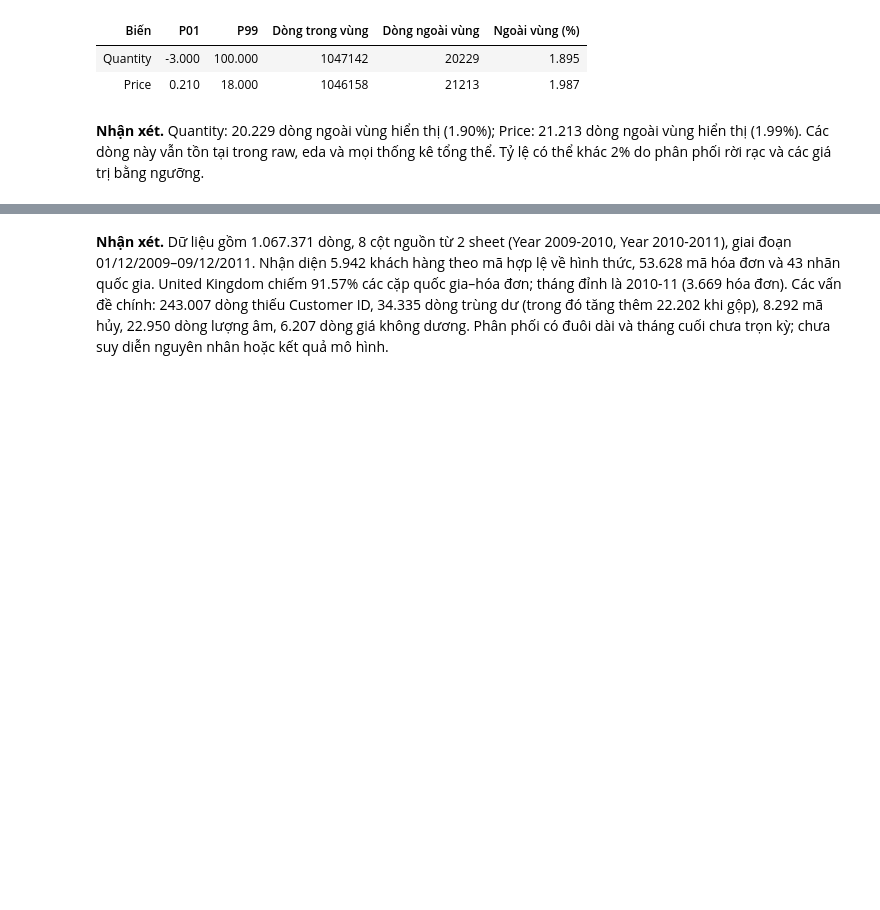
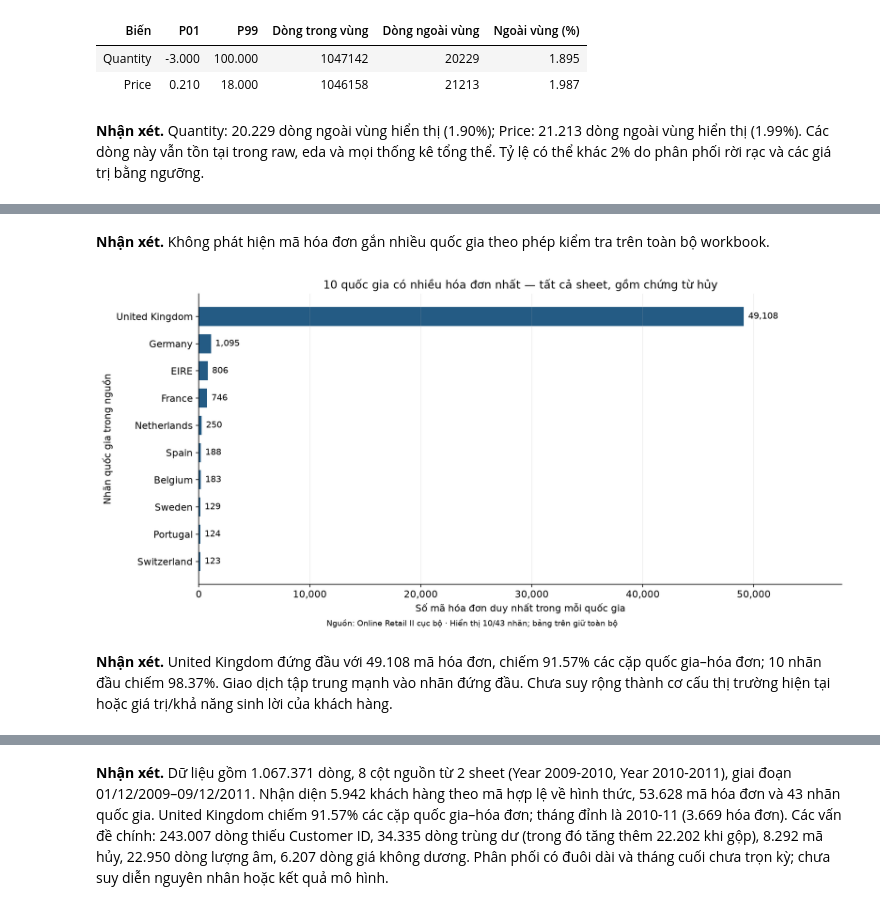
Before and after one commit to hieu110406/SGU-ML-High-Value-Customer-Prediction, a Jupyter notebook: project/notebooks/01_eda/eda_v1.ipynb, the cells around one changed output, grey strips where cells are left out. Cells and saved outputs as stored; diff of their text form; code cells hidden in the pictures; blank space fills up the shorter version.

```diff
--- a/project/notebooks/01_eda/eda_v1.ipynb
+++ b/project/notebooks/01_eda/eda_v1.ipynb
@@ -731,0 +805,34 @@ Các kết luận được sinh từ biến đã tính ở trên để thống n
+# %%
+if len(multi_country):
+    country_conflicts = eda.loc[eda['InvoiceKey'].isin(multi_country.index)].groupby('InvoiceKey').agg(
+        Countries=('CountryKey', lambda values: ', '.join(sorted(values.dropna().unique()))),
+        Customers=('Customer ID', 'nunique'), Rows=('InvoiceKey', 'size'),
+        FirstDate=('InvoiceDateParsed', 'min'), LastDate=('InvoiceDateParsed', 'max'),
+    ).reset_index()
+    show_table(country_conflicts.head(10))
+    note('Hiển thị tối đa 10 mã hóa đơn có quốc gia mâu thuẫn để bàn giao kiểm tra. '
+         'Không tự chọn một quốc gia hay ghép khóa với Customer ID để che mâu thuẫn.')
+else:
+    note('Không phát hiện mã hóa đơn gắn nhiều quốc gia theo phép kiểm tra trên toàn bộ workbook.')
+
+top_countries = country_counts.head(10).sort_values()
+fig, ax = plt.subplots(figsize=(12, 5.7), layout='constrained')
+bars = ax.barh(top_countries.index, top_countries.values, color=BLUE, height=0.7)
+ax.bar_label(bars, labels=[f'{value:,}' for value in top_countries], padding=5, fontsize=10)
+ax.set(xlabel='Số mã hóa đơn duy nhất trong mỗi quốc gia', ylabel='Nhãn quốc gia trong nguồn',
+       title='10 quốc gia có nhiều hóa đơn nhất — tất cả sheet, gồm chứng từ hủy',
+       xlim=(0, top_countries.max() * 1.18))
+ax.xaxis.set_major_formatter(StrMethodFormatter('{x:,.0f}'))
+ax.grid(axis='x', alpha=0.2)
+fig.supxlabel(f'Nguồn: Online Retail II cục bộ · Hiển thị 10/{len(country_counts)} nhãn; bảng trên giữ toàn bộ', fontsize=9)
+show_figure(fig, 'invoices_by_country.png')
+top_country = country_counts.index[0]
+top_country_share = float(country_counts.iloc[0] / n_country_pairs)
+top10_share = float(country_counts.head(10).sum() / n_country_pairs)
+note(f'{top_country} đứng đầu với {vn_int(country_counts.iloc[0])} mã hóa đơn, '
+     f'chiếm {top_country_share:.2%} các cặp quốc gia–hóa đơn; 10 nhãn đầu chiếm {top10_share:.2%}. '
+     'Giao dịch tập trung mạnh vào nhãn đứng đầu. Chưa suy rộng thành cơ cấu thị trường hiện tại hoặc giá trị/khả năng sinh lời của khách hàng.')
+# %% [output]
+**Nhận xét.** Không phát hiện mã hóa đơn gắn nhiều quốc gia theo phép kiểm tra trên toàn bộ workbook.
+[figure]
+**Nhận xét.** United Kingdom đứng đầu với 49.108 mã hóa đơn, chiếm 91.57% các cặp quốc gia–hóa đơn; 10 nhãn đầu chiếm 98.37%. Giao dịch tập trung mạnh vào nhãn đứng đầu. Chưa suy rộng thành cơ cấu thị trường hiện tại hoặc giá trị/khả năng sinh lời của khách hàng.
```
Also changed, not shown: parts of 75 cells of this notebook, 14 other files.
